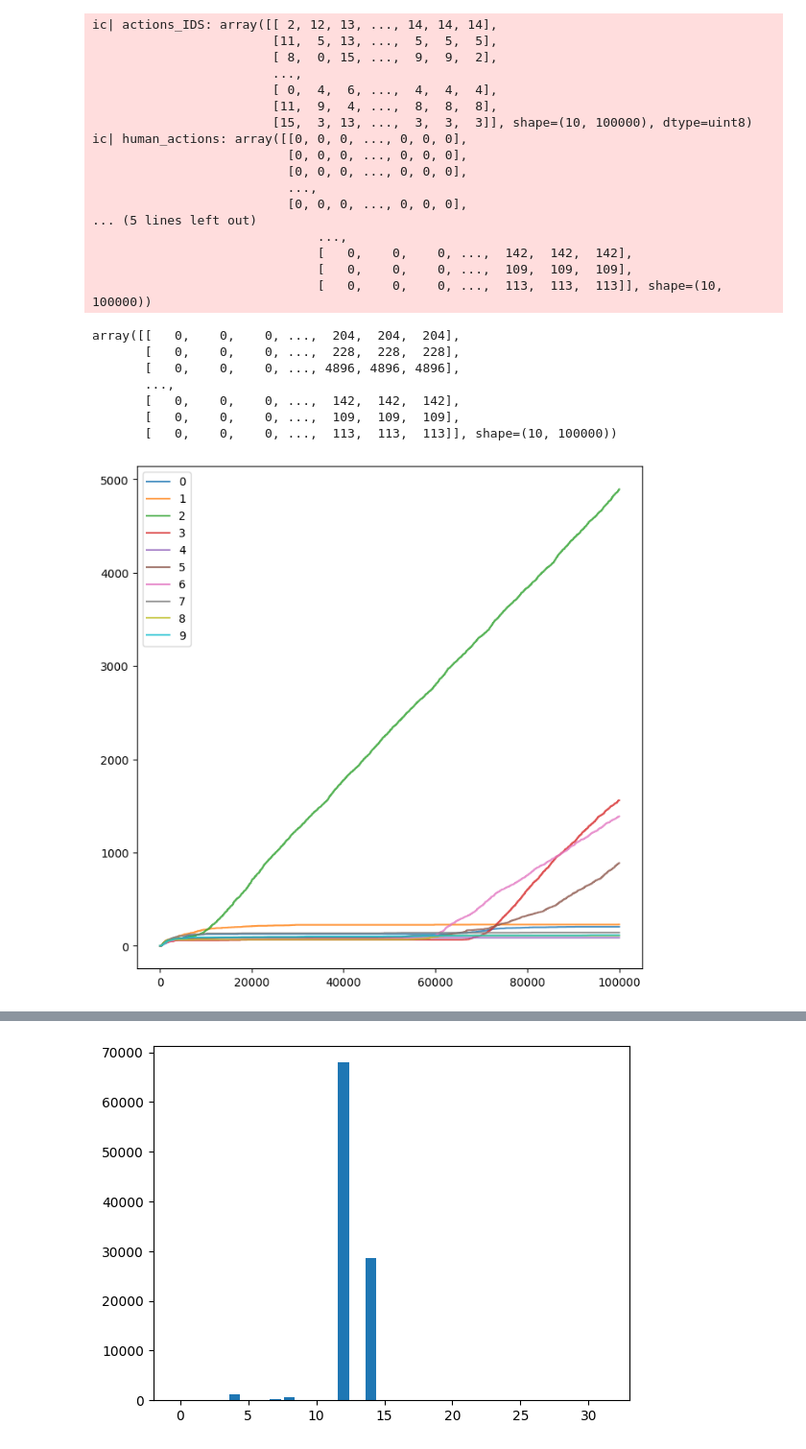
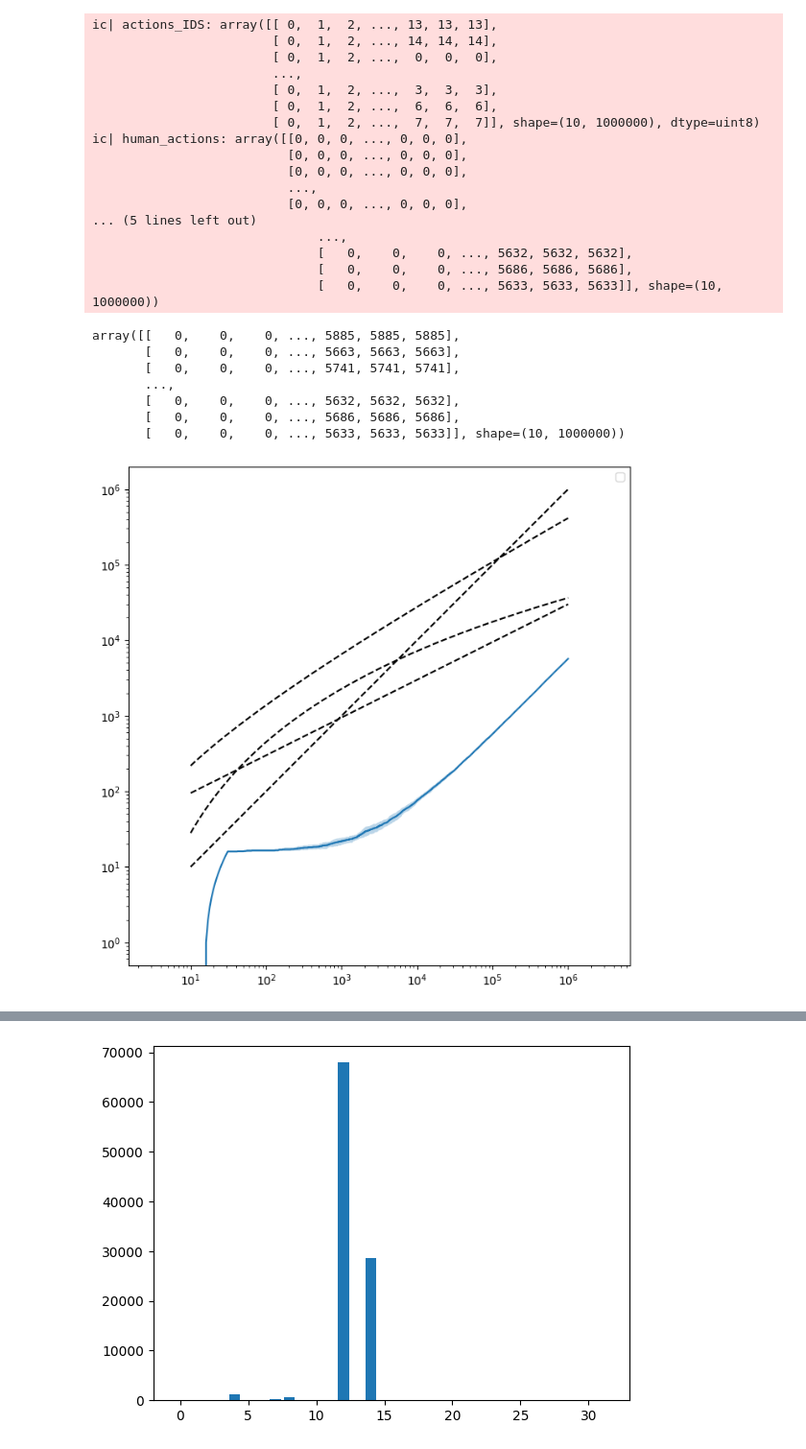
Before and after one commit to DavidJGChen/bandit-exploration, a Jupyter notebook: analysis.ipynb, the cells around one changed output, grey strips where cells are left out. Shown at 96% size. Cells and saved outputs as stored; diff of their text form; code cells hidden in the pictures.

```diff
--- a/analysis.ipynb
+++ b/analysis.ipynb
@@ -5,14 +5,14 @@ import matplotlib.pyplot as plt
 from common import Reward, Action
 from icecream import ic
 # %%
-output_dir = "output/20250813-0009-alignment"
+output_dir = "output/20250813-1037-alignment"
 
 # config
-T = 100000
+T = 1000000
 trials = range(10)
-algs = ["IDS"]
+algs = ["TS-ep1", "TS-ep2"]
 K = 32
-base_seed = 11
+base_seed = 1111
 
 num_trials = len(trials)
 num_algs = len(algs)
@@ -35,7 +35,7 @@ for i, trial_id in enumerate(trials):
         with open(os.path.join(output_dir, f"actions_{filename}"), "rb") as f:
             all_actions[i] = np.load(f)
 # %%
-selected_alg = 0
+selected_alg = 1
 
 regrets_IDS = all_regrets[:, selected_alg, :]
 actions_IDS = all_actions[:, selected_alg, :]
@@ -50,13 +50,13 @@ ic(actions_IDS)
 ic(human_actions)
 ic(cum_human_actions)
 # %% [output]
-ic| actions_IDS: array([[ 2, 12, 13, ..., 14, 14, 14],
-                        [11,  5, 13, ...,  5,  5,  5],
-                        [ 8,  0, 15, ...,  9,  9,  2],
+ic| actions_IDS: array([[ 0,  1,  2, ..., 13, 13, 13],
+                        [ 0,  1,  2, ..., 14, 14, 14],
+                        [ 0,  1,  2, ...,  0,  0,  0],
                         ...,
-                        [ 0,  4,  6, ...,  4,  4,  4],
-                        [11,  9,  4, ...,  8,  8,  8],
-                        [15,  3, 13, ...,  3,  3,  3]], shape=(10, 100000), dtype=uint8)
+                        [ 0,  1,  2, ...,  3,  3,  3],
+                        [ 0,  1,  2, ...,  6,  6,  6],
+                        [ 0,  1,  2, ...,  7,  7,  7]], shape=(10, 1000000), dtype=uint8)
 ic| human_actions: array([[0, 0, 0, ..., 0, 0, 0],
                           [0, 0, 0, ..., 0, 0, 0],
                           [0, 0, 0, ..., 0, 0, 0],
@@ -64,44 +64,43 @@ ic| human_actions: array([[0, 0, 0, ..., 0, 0, 0],
                           [0, 0, 0, ..., 0, 0, 0],
 ... (5 lines left out)
                               ...,
-                              [   0,    0,    0, ...,  142,  142,  142],
-                              [   0,    0,    0, ...,  109,  109,  109],
-                              [   0,    0,    0, ...,  113,  113,  113]], shape=(10, 100000))
+                              [   0,    0,    0, ..., 5632, 5632, 5632],
+                              [   0,    0,    0, ..., 5686, 5686, 5686],
+                              [   0,    0,    0, ..., 5633, 5633, 5633]], shape=(10, 1000000))
-array([[   0,    0,    0, ...,  204,  204,  204],
-       [   0,    0,    0, ...,  228,  228,  228],
-       [   0,    0,    0, ..., 4896, 4896, 4896],
+array([[   0,    0,    0, ..., 5885, 5885, 5885],
+       [   0,    0,    0, ..., 5663, 5663, 5663],
+       [   0,    0,    0, ..., 5741, 5741, 5741],
        ...,
-       [   0,    0,    0, ...,  142,  142,  142],
-       [   0,    0,    0, ...,  109,  109,  109],
-       [   0,    0,    0, ...,  113,  113,  113]], shape=(10, 100000))
+       [   0,    0,    0, ..., 5632, 5632, 5632],
+       [   0,    0,    0, ..., 5686, 5686, 5686],
+       [   0,    0,    0, ..., 5633, 5633, 5633]], shape=(10, 1000000))
 # %%
 plt.figure(figsize=(8, 8))
 for i in range(len(all_actions)):
     # plt.plot(np.arange(T), cum_human_actions[i], color="red", alpha=0.3)
-    plt.plot(np.arange(T), cum_human_actions[i], label=i, alpha=0.8)
+    # plt.plot(np.arange(T), cum_human_actions[i], label=i, alpha=0.8)
+    ...
 
-# min_t = len(all_actions[0])
-
-# plt.plot(np.arange(10, min_t, 1), np.mean(cum_human_actions, axis=0)[10:])
-# plt.fill_between(np.arange(10, min_t, 1), np.mean(cum_human_actions, axis=0)[10:] + np.std(cum_human_actions, axis=0)[10:], np.mean(cum_human_actions, axis=0)[10:] - np.std(cum_human_actions, axis=0)[10:], alpha=0.3)
+plt.plot(np.arange(10, T, 1), np.mean(cum_human_actions, axis=0)[10:])
+plt.fill_between(np.arange(10, T, 1), np.mean(cum_human_actions, axis=0)[10:] + np.std(cum_human_actions, axis=0)[10:], np.mean(cum_human_actions, axis=0)[10:] - np.std(cum_human_actions, axis=0)[10:], alpha=0.3)
 
 sqrt_t = np.sqrt(np.arange(10, T, 1))
 sqrt_t_log_t = np.sqrt(np.arange(10, T, 1)) * np.log(np.arange(10, T, 1))
 log_t = np.log(np.arange(10, T, 1)) * np.log(np.arange(10, T, 1))
 
-# plt.plot(np.arange(10, T, 1), np.arange(10, T, 1), color="black", linestyle="--")
-# plt.plot(np.arange(10, T, 1), 30 * sqrt_t_log_t, color="black", linestyle="--")
-# plt.plot(np.arange(10, T, 1), log_t**2, color="black", linestyle="--")
-# plt.plot(np.arange(10, T, 1), 30 * sqrt_t, color="black", linestyle="--")
+plt.plot(np.arange(10, T, 1), np.arange(10, T, 1), color="black", linestyle="--")
+plt.plot(np.arange(10, T, 1), 30 * sqrt_t_log_t, color="black", linestyle="--")
+plt.plot(np.arange(10, T, 1), log_t**2, color="black", linestyle="--")
+plt.plot(np.arange(10, T, 1), 30 * sqrt_t, color="black", linestyle="--")
 
-# plt.xscale("log")
-# plt.yscale("log")
-# plt.axis("equal")
+plt.xscale("log")
+plt.yscale("log")
+plt.axis("equal")
 
 plt.legend()
 plt.show()
 # %% [output]
-[figure, old version]
+[figure, new version]
 # %%
 actions = actions_IDS[2]
 # %%
```
Also changed, not shown: parts of 1 cell of this notebook.
